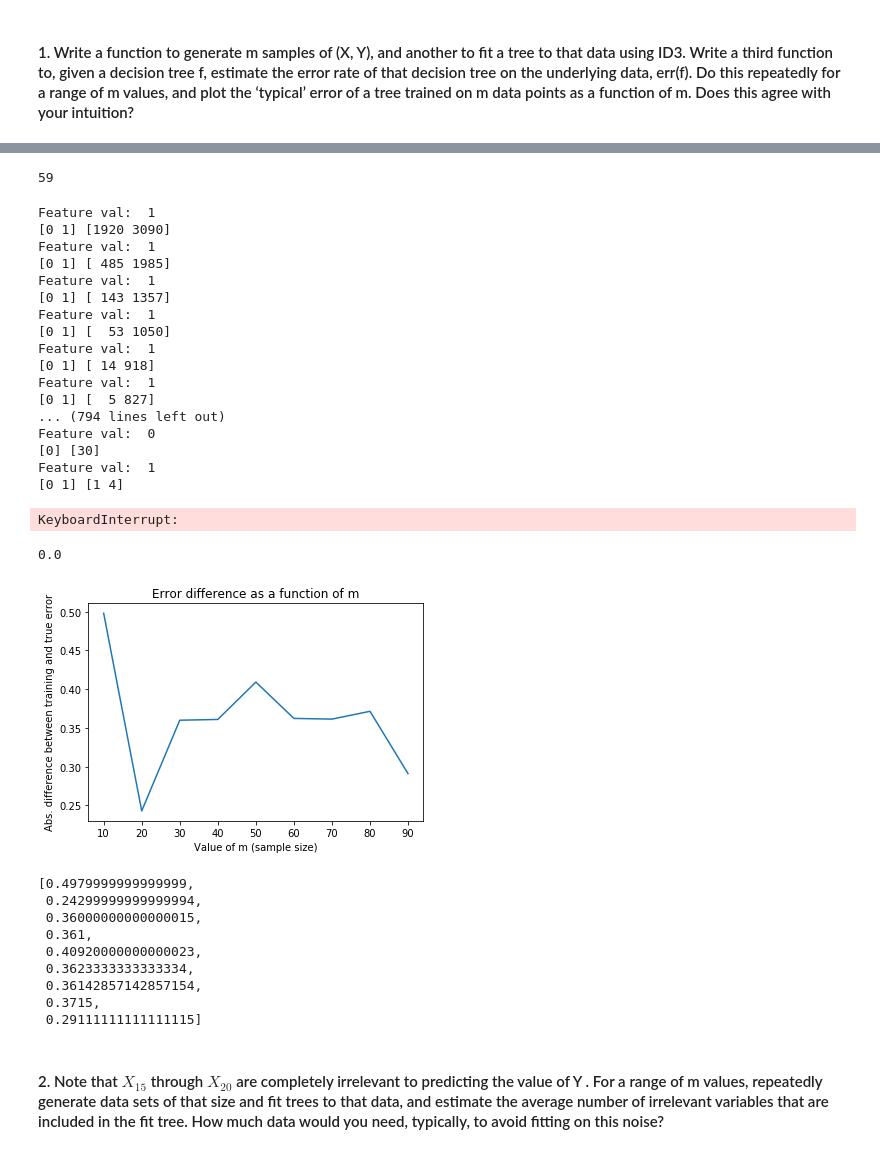
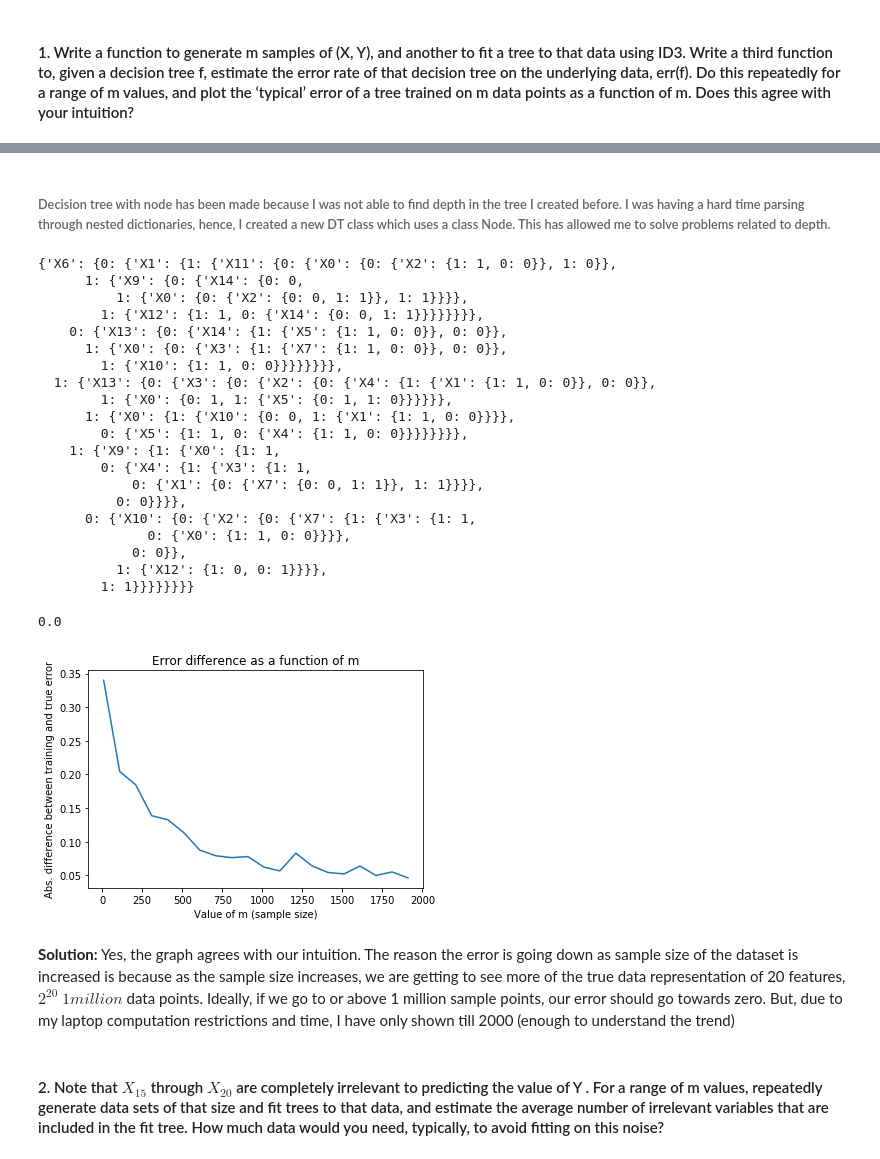
Before and after one commit to vedantc6/CS536_MachineLearning, a Jupyter notebook: Assignment3/hw3_DecisionTreesPruning.ipynb, the cells around one changed output, grey strips where cells are left out. Drawn from its saved outputs; the diff is of its cells as text; code cells hidden in the pictures.

```diff
--- a/Assignment3/hw3_DecisionTreesPruning.ipynb
+++ b/Assignment3/hw3_DecisionTreesPruning.ipynb
@@ -88,8 +87,4 @@ train_data.head()
 5 rows × 22 columns
-# %%
-train_data.iloc[:,-1].value_counts()[0]
-# %% [output]
-59
 # %%
 # Class for Decision Tree
 class DecisionTree():
@@ -261,3 +290,5 @@ class DecisionTree():
 
         typical_error = typical_error/50
         return typical_error
+# %% [markdown]
+###### Decision tree with node has been made because I was not able to find depth in the tree I created before. I was having a hard time parsing through nested dictionaries, hence, I created a new DT class which uses a class Node. This has allowed me to solve problems related to depth.
@@ -264,28 +509,28 @@ class DecisionTree():
 # %%
 dt = DecisionTree()
 tree = dt.build_tree(train_data)
-pprint.pprint(tree)
+tree
 # %% [output]
-Feature val:  1
-[0 1] [1920 3090]
-Feature val:  1
-[0 1] [ 485 1985]
-Feature val:  1
-[0 1] [ 143 1357]
-Feature val:  1
-[0 1] [  53 1050]
-Feature val:  1
-[0 1] [ 14 918]
-Feature val:  1
-[0 1] [  5 827]
-... (794 lines left out)
-Feature val:  0
-[0] [30]
-Feature val:  1
-[0 1] [1 4]
+{'X6': {0: {'X1': {1: {'X11': {0: {'X0': {0: {'X2': {1: 1, 0: 0}}, 1: 0}},
+      1: {'X9': {0: {'X14': {0: 0,
+          1: {'X0': {0: {'X2': {0: 0, 1: 1}}, 1: 1}}}},
+        1: {'X12': {1: 1, 0: {'X14': {0: 0, 1: 1}}}}}}}},
+    0: {'X13': {0: {'X14': {1: {'X5': {1: 1, 0: 0}}, 0: 0}},
+      1: {'X0': {0: {'X3': {1: {'X7': {1: 1, 0: 0}}, 0: 0}},
+        1: {'X10': {1: 1, 0: 0}}}}}}}},
+  1: {'X13': {0: {'X3': {0: {'X2': {0: {'X4': {1: {'X1': {1: 1, 0: 0}}, 0: 0}},
+        1: {'X0': {0: 1, 1: {'X5': {0: 1, 1: 0}}}}}},
+      1: {'X0': {1: {'X10': {0: 0, 1: {'X1': {1: 1, 0: 0}}}},
+        0: {'X5': {1: 1, 0: {'X4': {1: 1, 0: 0}}}}}}}},
+    1: {'X9': {1: {'X0': {1: 1,
+        0: {'X4': {1: {'X3': {1: 1,
+            0: {'X1': {0: {'X7': {0: 0, 1: 1}}, 1: 1}}}},
+          0: 0}}}},
+      0: {'X10': {0: {'X2': {0: {'X7': {1: {'X3': {1: 1,
+              0: {'X0': {1: 1, 0: 0}}}},
+            0: 0}},
+          1: {'X12': {1: 0, 0: 1}}}},
+        1: 1}}}}}}}}
-KeyboardInterrupt:
-# %%
-dt.prune_by_sample_size(train_data, 10)
 # %%
 error = dt.fit(train_data, tree)
 error
@@ -294,8 +539,10 @@ error
 # %%
 # This function generates data depending on different values of m
 def generate_data_varied_m(k):
-    m = list(range(10, 100, 10))
+    m = list(range(10, 2000, 100))
+    train_errors = []
     errors = []
+
     for i in tqdm(range(len(m))):
         train_data = create_dataset(k, m[i])
         dt = DecisionTree()
@@ -303,25 +550,20 @@ def generate_data_varied_m(k):
         train_error = dt.fit(train_data, tree)
         typical_error = dt.generate_data_and_typical_error(tree, k, m[i])
         errors.append(abs(train_error - typical_error))
+        train_errors.append(train_error)
+
     plt.plot(m, errors)
     plt.xlabel("Value of m (sample size)")
     plt.ylabel("Abs. difference between training and true error")
     plt.title("Error difference as a function of m")
     plt.show()
-    return errors
+    return errors, train_errors
-# %%
-generate_data_varied_m(k)
-# %% [output]
-[figure, removed]
-[0.4979999999999999,
- 0.24299999999999994,
- 0.36000000000000015,
- 0.361,
- 0.40920000000000023,
- 0.3623333333333334,
- 0.36142857142857154,
- 0.3715,
- 0.29111111111111115]
+# %%
+typical_error, train_error = generate_data_varied_m(k)
+# %% [output]
+[figure, added]
+# %% [markdown]
+**Solution:** Yes, the graph agrees with our intuition. The reason the error is going down as sample size of the dataset is increased is because as the sample size increases, we are getting to see more of the true data representation of 20 features, $2^20 ~ 1 million$ data points. Ideally, if we go to or above 1 million sample points, our error should go towards zero. But, due to my laptop computation restrictions and time, I have only shown till 2000 (enough to understand the trend)
 # %% [markdown]
 #### 2. Note that $X_{15}$ through $X_{20}$ are completely irrelevant to predicting the value of Y . For a range of m values, repeatedly generate data sets of that size and fit trees to that data, and estimate the average number of irrelevant variables that are included in the fit tree. How much data would you need, typically, to avoid fitting on this noise?
 # %%
```
Also changed, not shown: parts of 35 cells of this notebook, 3 other files.
